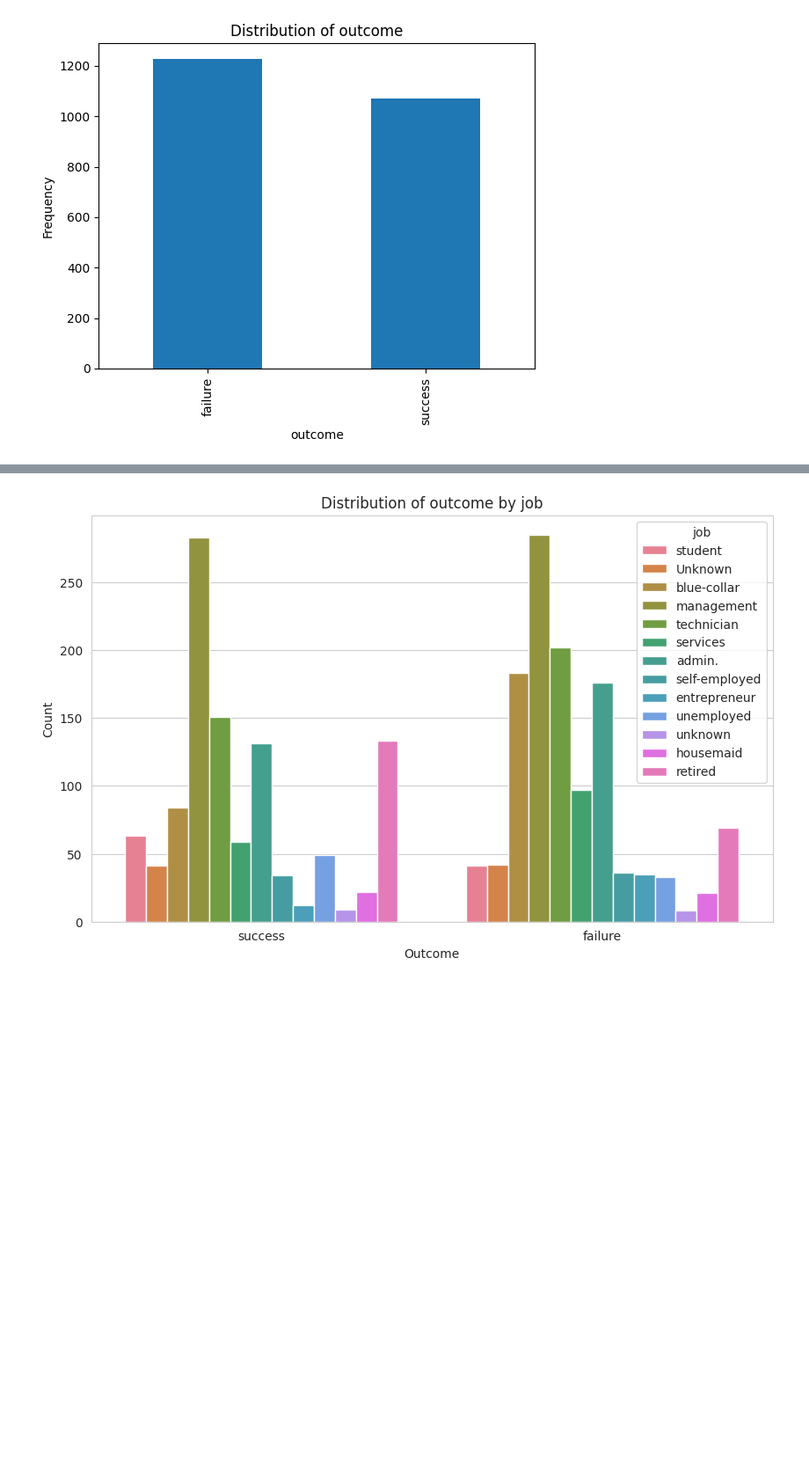
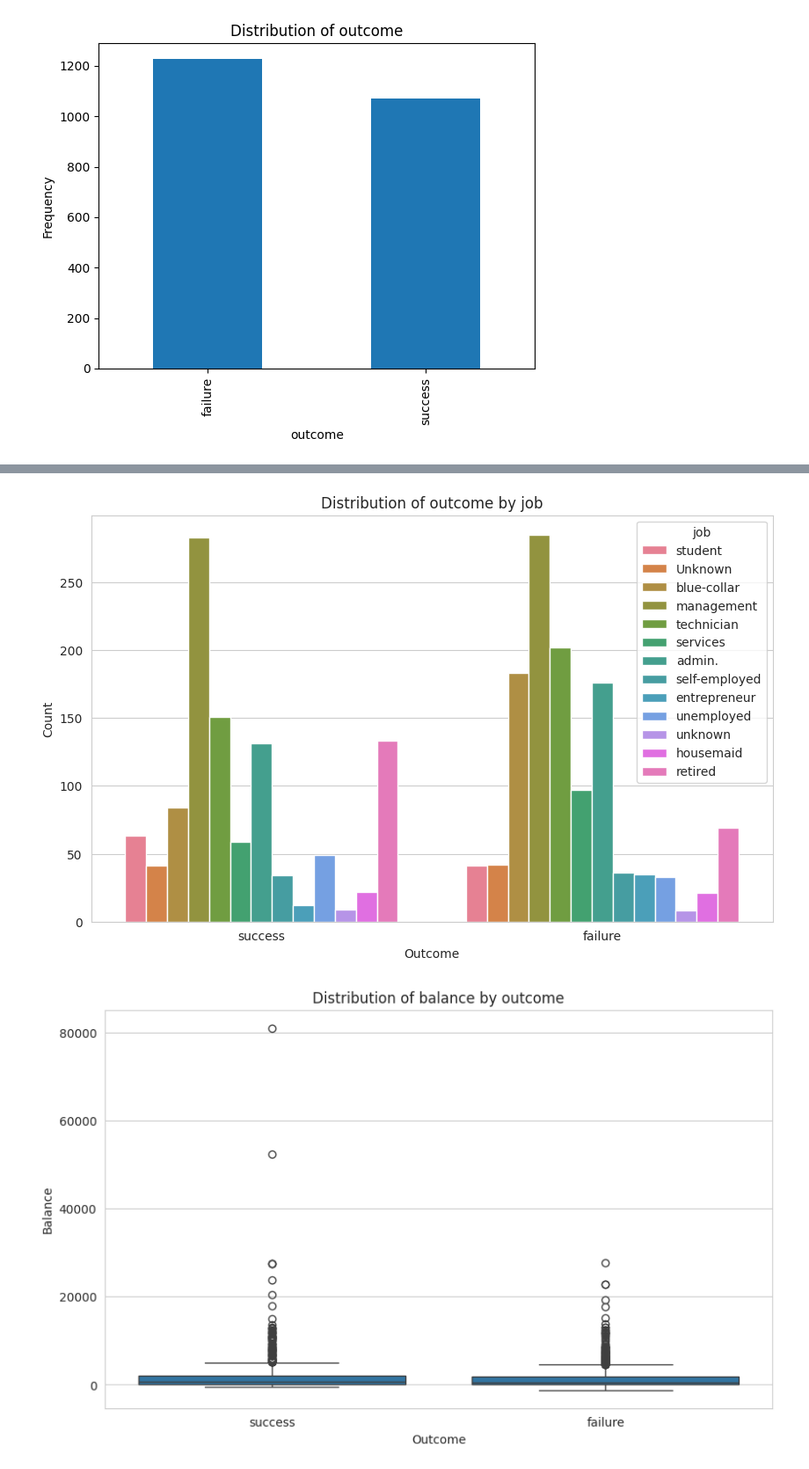
Before and after one commit to Sether22/Final_project, a Jupyter notebook: eda_on_training_model.ipynb, the cells around one changed output, grey strips where cells are left out. Shown at 88% size. Cells and saved outputs as stored; diff of their text form; code cells hidden in the pictures; blank space fills up the shorter version.

Commit message:
new new graphs

```diff
--- a/eda_on_training_model.ipynb
+++ b/eda_on_training_model.ipynb
@@ -79,26 +79,43 @@ for column in categorical_columns:
 # %%
 import pandas as pd
 import seaborn as sns
 import matplotlib.pyplot as plt
 
 # Assuming df_training_model is your DataFrame and it contains the columns of interest
 
 # Set the aesthetic style of the plots
 sns.set_style("whitegrid")
 
-# List of columns to plot
+# List of categorical columns to plot
 categorical_columns = ['education', 'has_deposits', 'job']
 
-# Plotting
+# Plotting categorical columns with countplot
 for column in categorical_columns:
     plt.figure(figsize=(10, 6))  # Set the figure size for better readability
     sns.countplot(data=df_training_model, x='outcome', hue=column)
     plt.title(f'Distribution of outcome by {column}')
     plt.ylabel('Count')
     plt.xlabel('Outcome')
     plt.legend(title=column)
     plt.show()
+
+# Now plotting 'balance' with a boxplot
+plt.figure(figsize=(10, 6))
+sns.boxplot(data=df_training_model, x='outcome', y='balance')
+plt.title('Distribution of balance by outcome')
+plt.ylabel('Balance')
+plt.xlabel('Outcome')
+plt.show()
+
+# Alternatively, a violin plot for 'balance'
+plt.figure(figsize=(10, 6))
+sns.violinplot(data=df_training_model, x='outcome', y='balance')
+plt.title('Distribution of balance by outcome')
+plt.ylabel('Balance')
+plt.xlabel('Outcome')
+plt.show()
 # %% [output]
 [figure]
 [figure]
 [figure]
+[figure, added]
```
Also changed, not shown: parts of 5 cells of this notebook, 1 other file.
